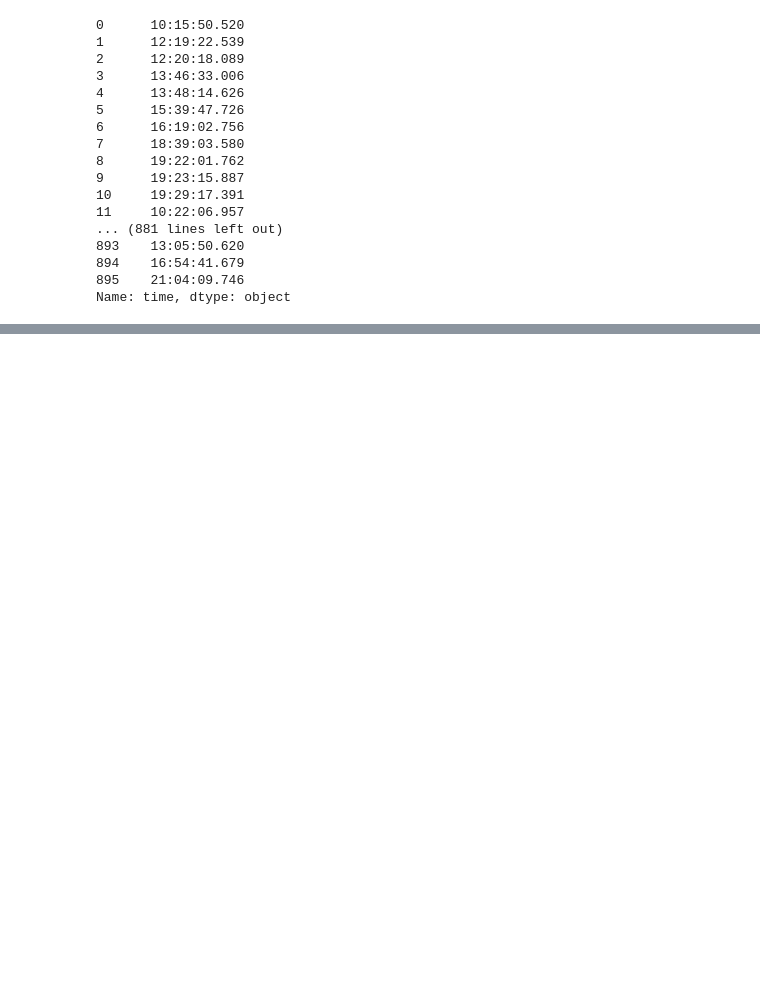
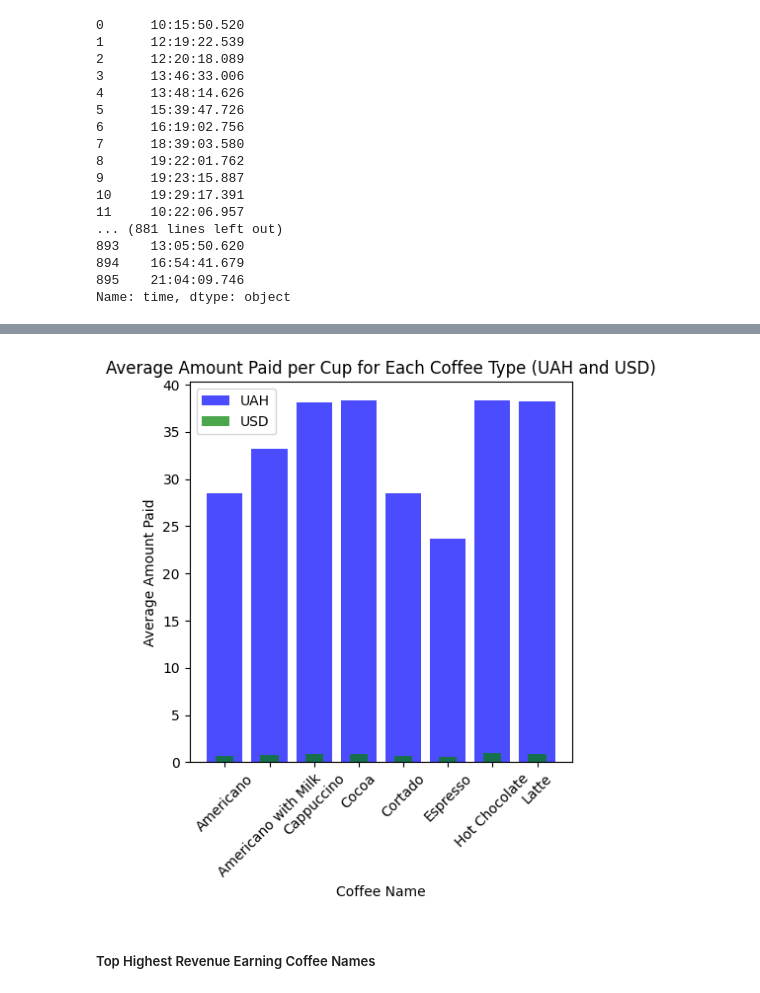
Before and after one commit to JoshuaFarara/KaggleWorld, a Jupyter notebook: notebooks/coffee_sales_analyisis.ipynb, the cells around one changed output, grey strips where cells are left out. Saved outputs shown, nothing was run; the diff lists cells and outputs as text; code cells hidden in the pictures; blank space fills up the shorter version.

```diff
--- a/notebooks/coffee_sales_analyisis.ipynb
+++ b/notebooks/coffee_sales_analyisis.ipynb
@@ -193,0 +424,6 @@ Name: time, dtype: object
+# %%
+# 2. Average Amount Paid per Cup in UAH and USD
+average_amount_paid_uah = grouped_coffee['amount_paid_uah'].mean()
+average_amount_paid_usd = grouped_coffee['amount_paid_usd'].mean()
+print(average_amount_paid_uah)
+print(average_amount_paid_usd)
@@ -193,0 +451,15 @@ Name: time, dtype: object
+# %%
+# Plot average amount paid per cup for each coffee type in UAH and USD
+plt.figure(figsize=(5, 5))
+plt.bar(average_amount_paid_uah.index, average_amount_paid_uah, alpha=0.7, label='UAH', color='blue')
+plt.bar(average_amount_paid_usd.index, average_amount_paid_usd, alpha=0.7, label='USD', color='green', width=0.4)
+plt.xlabel('Coffee Name')
+plt.ylabel('Average Amount Paid')
+plt.title('Average Amount Paid per Cup for Each Coffee Type (UAH and USD)')
+plt.legend()
+plt.xticks(rotation=45)
+plt.show()
+# %% [output]
+[figure, added]
+# %% [markdown]
+##### Top Highest Revenue Earning Coffee Names
```
Also changed, not shown: parts of 40 cells of this notebook, 4 other files.
